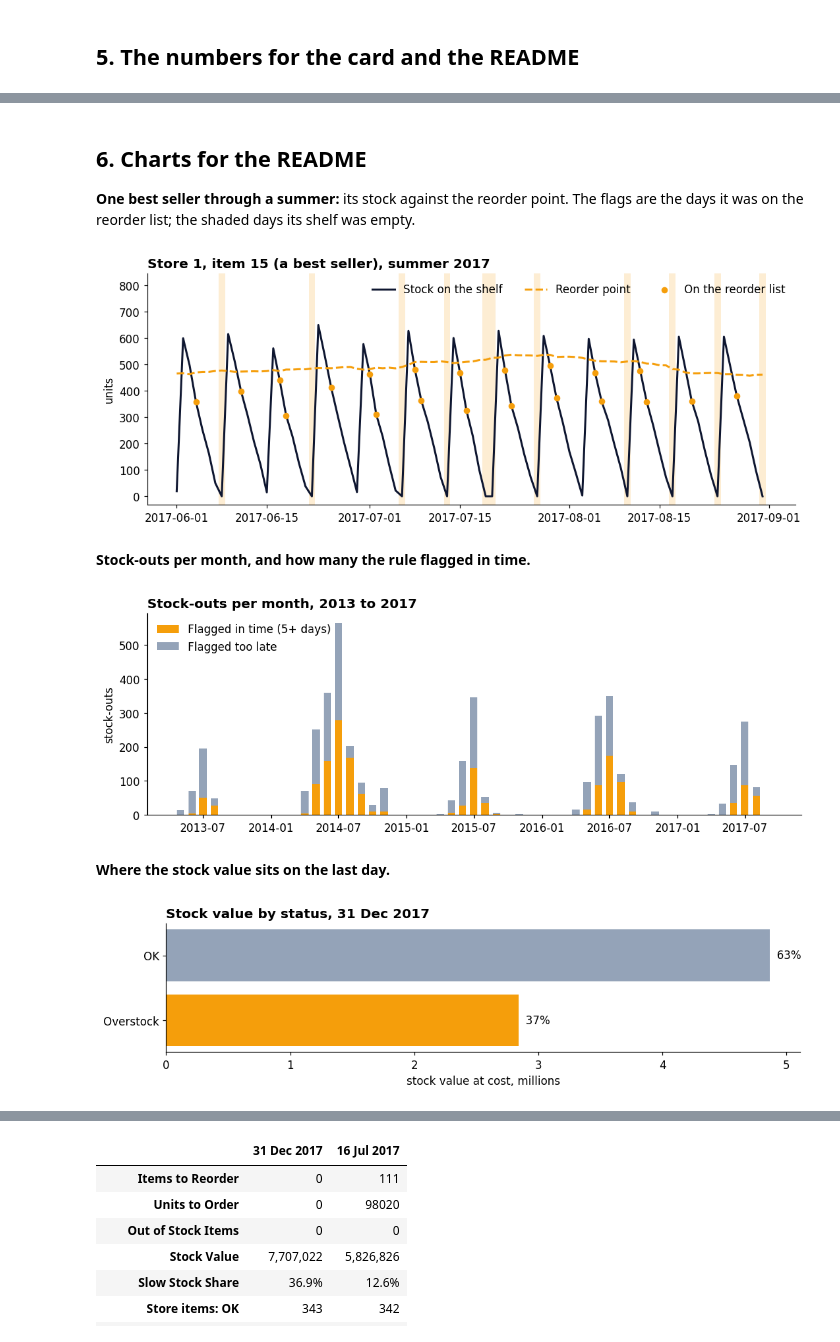
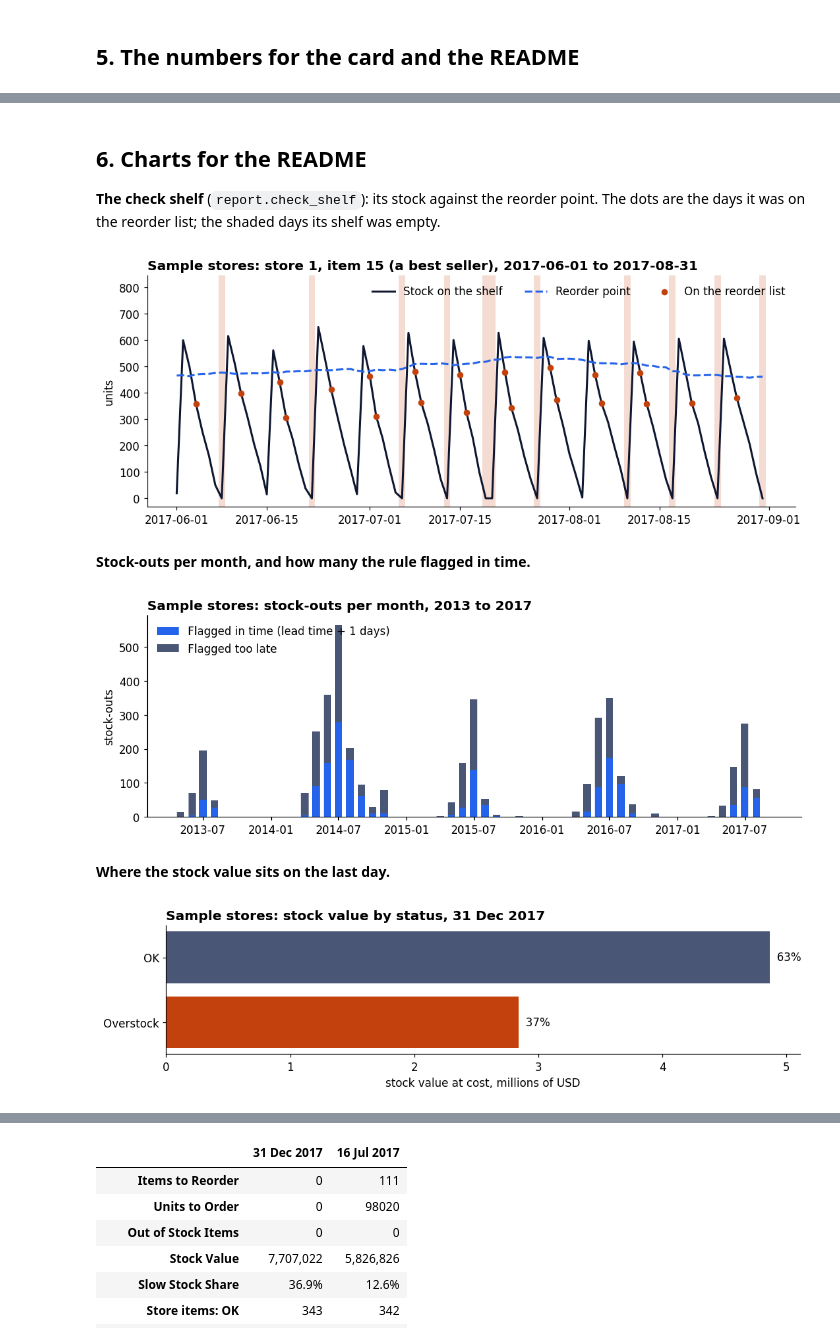
Before and after one commit to omarshalabyy1/stock-reorder-dashboard, a Jupyter notebook: analysis/analysis.ipynb, the cells around one changed output, grey strips where cells are left out. Saved outputs shown, nothing was run; the diff lists cells and outputs as text; code cells hidden in the pictures.

```diff
--- a/analysis/analysis.ipynb
+++ b/analysis/analysis.ipynb
@@ -25,18 +23,27 @@ those orders; the backtest asks whether it would have seen each stock-out coming
 # %%
+import sys
+from pathlib import Path
+
 import matplotlib.pyplot as plt
 import pandas as pd
 import psycopg
 
-LEAD_DAYS, WINDOW = 4, 7
-IN_TIME = LEAD_DAYS + 1  # flag at closing, order next morning, delivery 4 days later
-NAVY, AMBER, GREY = "#0E1630", "#F59E0B", "#94A3B8"
+sys.path.insert(0, str(Path.cwd().parent))
+from config import load_config
+
+cfg = load_config()
+rules, report, w = cfg["rules"], cfg["report"], cfg["warehouse"]
+CLIENT, CURRENCY = cfg["client"]["name"], cfg["client"]["currency"]
+WINDOW = rules["warning_window_days"]
+TEXT, MAIN, MUTED, DANGER = (report["colours"][k] for k in ("text", "data", "muted", "danger"))
+MAIN = MAIN[0]
 plt.rcParams.update({"figure.dpi": 110, "savefig.dpi": 150, "font.size": 11,
                      "axes.spines.top": False, "axes.spines.right": False})
 
-conn = psycopg.connect("host=localhost port=5447 dbname=stock user=stock password=stock")
+conn = psycopg.connect(host=w["host"], port=w["port"], dbname=w["database"], user=w["user"], password=w["password"])
 
-def query(sql):
-    cur = conn.execute(sql)
+def query(sql, params=None):
+    cur = conn.execute(sql, params)
     return pd.DataFrame(cur.fetchall(), columns=[c.name for c in cur.description])
 # %% [markdown]
 ## 1. The data: how many sales rows
@@ -57,6 +64,7 @@ the reorder list gives the warning days.
 # %%
-rule = query("""SELECT date, store, item, on_hand, order_qty > 0 AS flagged, status, stock_value, days_of_cover
-                FROM stock_rule ORDER BY store, item, date""")
+rule = query("""SELECT r.date, r.store, r.item, r.on_hand, r.order_qty > 0 AS flagged, r.status, r.stock_value,
+                       r.days_of_cover, i.lead_days
+                FROM stock_rule r JOIN item i USING (item) ORDER BY r.store, r.item, r.date""")
 rule["date"] = pd.to_datetime(rule["date"])
 rule[["stock_value", "days_of_cover"]] = rule[["stock_value", "days_of_cover"]].astype(float)
 by_item = rule.groupby(["store", "item"])
@@ -64,18 +72,18 @@ by_item = rule.groupby(["store", "item"])
 empty = rule["on_hand"].eq(0)
 rule["stockout"] = empty & ~by_item["on_hand"].shift(1).eq(0)
 
-# warning days = the largest k (1..7) for which the item was flagged k days before
+# warning days = the largest k (1..WINDOW) for which the item was flagged k days before
 rule["warning_days"] = 0
 for k in range(1, WINDOW + 1):
     flagged_k_days_before = by_item["flagged"].shift(k, fill_value=False).astype(bool)
     rule.loc[flagged_k_days_before, "warning_days"] = k
 
 stockouts = rule[rule["stockout"]].copy()
-stockouts["in_time"] = stockouts["warning_days"] >= IN_TIME
+stockouts["in_time"] = stockouts["warning_days"] >= stockouts["lead_days"] + 1
 total, flagged = len(stockouts), int(stockouts["warning_days"].gt(0).sum())
 in_time = int(stockouts["in_time"].sum())
 print(f"{total:,} stock-outs: a flag came before {flagged:,} of them, "
-      f"{in_time:,} ({in_time / total:.0%}) early enough to order in time")
+      f"{in_time:,} ({in_time / max(total, 1):.0%}) early enough to order in time")
 stockouts["warning_days"].value_counts().sort_index().rename("stock-outs").to_frame().T
 # %% [output]
 4,052 stock-outs: a flag came before 4,052 of them, 1,643 (41%) early enough to order in time
@@ -147,28 +157,31 @@ results.to_frame("result")
 # %% [markdown]
 ## 6. Charts for the README
 
-**One best seller through a summer:** its stock against the reorder point. The flags are the days
-it was on the reorder list; the shaded days its shelf was empty.
+**The check shelf** (`report.check_shelf`): its stock against the reorder point. The dots are the
+days it was on the reorder list; the shaded days its shelf was empty.
 # %%
-item = best_sellers[0]
-one = rule[(rule["store"] == 1) & (rule["item"] == item) & rule["date"].between("2017-06-01", "2017-08-31")]
-rop = query(f"""SELECT date, reorder_point FROM stock_rule WHERE store = 1 AND item = {item}
-                AND date BETWEEN '2017-06-01' AND '2017-08-31' ORDER BY date""")
+shelf = report["check_shelf"]
+one = rule[(rule["store"] == shelf["store"]) & (rule["item"] == shelf["item"])
+           & rule["date"].between(shelf["from"], shelf["to"])]
+rop = query("""SELECT date, reorder_point FROM stock_rule WHERE store = %s AND item = %s
+                AND date BETWEEN %s AND %s ORDER BY date""", [shelf["store"], shelf["item"], shelf["from"], shelf["to"]])
 
 fig, ax = plt.subplots(figsize=(10, 4))
-ax.plot(one["date"], one["on_hand"], color=NAVY, lw=2, label="Stock on the shelf")
-ax.plot(pd.to_datetime(rop["date"]), rop["reorder_point"].astype(float), color=AMBER, lw=2, ls="--", label="Reorder point")
-ax.scatter(one.loc[one["flagged"], "date"], one.loc[one["flagged"], "on_hand"], color=AMBER, zorder=3, s=28, label="On the reorder list")
+ax.plot(one["date"], one["on_hand"], color=TEXT, lw=2, label="Stock on the shelf")
+ax.plot(pd.to_datetime(rop["date"]), rop["reorder_point"].astype(float), color=MAIN, lw=2, ls="--", label="Reorder point")
+ax.scatter(one.loc[one["flagged"], "date"], one.loc[one["flagged"], "on_hand"], color=DANGER, zorder=3, s=28, label="On the reorder list")
 for d in one.loc[one["on_hand"].eq(0), "date"]:
-    ax.axvspan(d - pd.Timedelta(hours=12), d + pd.Timedelta(hours=12), color=AMBER, alpha=0.18, lw=0)
-ax.set_title(f"Store 1, item {item} (a best seller), summer 2017", loc="left", fontweight="bold")
+    ax.axvspan(d - pd.Timedelta(hours=12), d + pd.Timedelta(hours=12), color=DANGER, alpha=0.18, lw=0)
+best_note = " (a best seller)" if shelf["item"] in best_sellers else ""
+ax.set_title(f"{CLIENT}: store {shelf['store']}, item {shelf['item']}{best_note}, {shelf['from']} to {shelf['to']}",
+             loc="left", fontweight="bold")
 ax.set_ylabel("units")
-ax.set_ylim(top=one["on_hand"].max() * 1.3)
+ax.set_ylim(top=max(one["on_hand"].max(), 1) * 1.3)
 ax.legend(frameon=False, loc="upper right", ncol=3)
 fig.tight_layout()
 fig.savefig("../docs/chart-best-seller-summer.png")
 # %% [output]
-[figure, old version]
+[figure, new version]
 # %% [markdown]
 **Stock-outs per month, and how many the rule flagged in time.**
 # %%
@@ -177,30 +190,30 @@ monthly = monthly.reindex(columns=[True, False], fill_value=0)
 monthly.index = monthly.index.to_timestamp()
 
 fig, ax = plt.subplots(figsize=(10, 3.6))
-ax.bar(monthly.index, monthly[True], width=20, color=AMBER, label="Flagged in time (5+ days)")
-ax.bar(monthly.index, monthly[False], width=20, bottom=monthly[True], color=GREY, label="Flagged too late")
-ax.set_title("Stock-outs per month, 2013 to 2017", loc="left", fontweight="bold")
+ax.bar(monthly.index, monthly[True], width=20, color=MAIN, label="Flagged in time (lead time + 1 days)")
+ax.bar(monthly.index, monthly[False], width=20, bottom=monthly[True], color=MUTED, label="Flagged too late")
+ax.set_title(f"{CLIENT}: stock-outs per month, {rule['date'].min().year} to {last_year}", loc="left", fontweight="bold")
 ax.set_ylabel("stock-outs")
 ax.legend(frameon=False, loc="upper left")
 fig.tight_layout()
 fig.savefig("../docs/chart-stockouts-per-month.png")
 # %% [output]
-[figure, old version]
+[figure, new version]
 # %% [markdown]
 **Where the stock value sits on the last day.**
 # %%
 fig, ax = plt.subplots(figsize=(10, 2.8))
-colors = [AMBER if s == "Overstock" else GREY for s in by_status.index]
+colors = [DANGER if s == "Overstock" else MUTED for s in by_status.index]
 ax.barh(by_status.index[::-1], by_status.values[::-1], color=colors[::-1])
 for y, v in enumerate(by_status.values[::-1]):
     ax.text(v, y, f"  {v / by_status.sum():.0%}", va="center")
-ax.set_title(f"Stock value by status, {last_day:%d %b %Y}", loc="left", fontweight="bold")
-ax.set_xlabel("stock value at cost, millions")
-ax.xaxis.set_major_formatter(lambda x, _: f"{x / 1e6:.0f}")
+ax.set_title(f"{CLIENT}: stock value by status, {last_day:%d %b %Y}", loc="left", fontweight="bold")
+ax.set_xlabel(f"stock value at cost, millions of {CURRENCY}")
+ax.xaxis.set_major_formatter(lambda x, _: f"{x / 1e6:g}")
 fig.tight_layout()
 fig.savefig("../docs/chart-stock-value-by-status.png")
 # %% [output]
-[figure, old version]
+[figure, new version]
 # %% [markdown]
 ## 7. What the Power BI report must show
 
```
Also changed, not shown: parts of 12 cells of this notebook, 20 other files.
